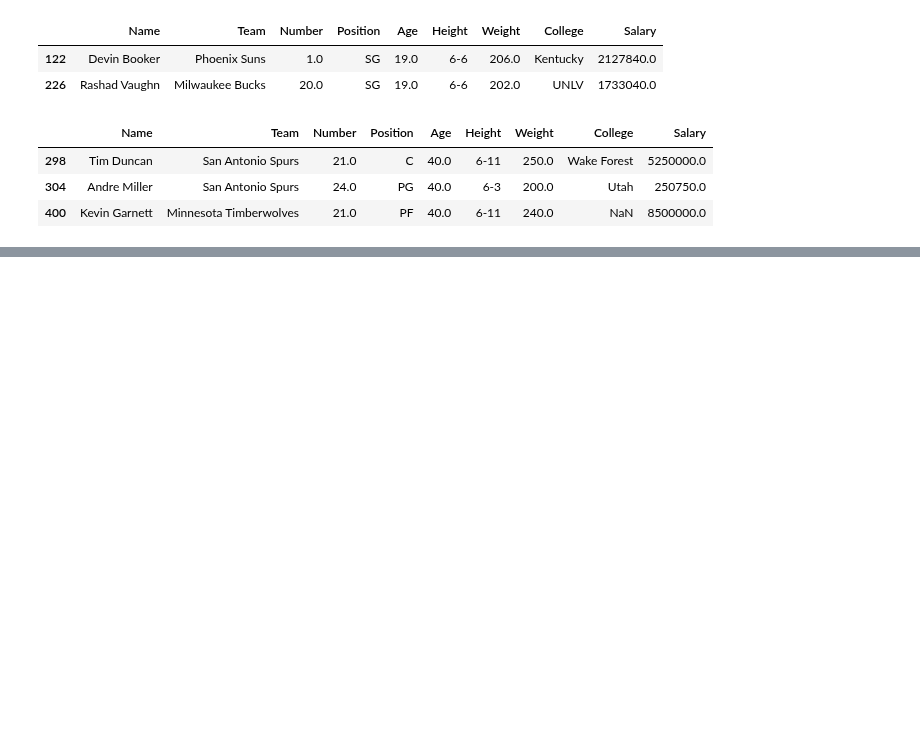
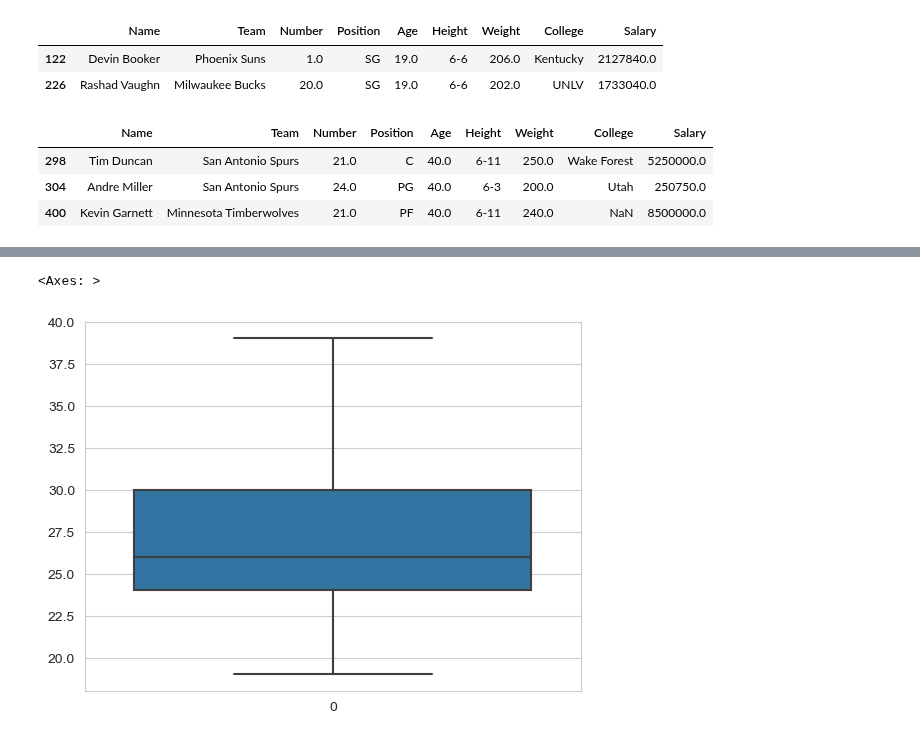
Before and after one commit to ramnareeesh/ml-playgrounds, a Jupyter notebook: Machine Learning Lab/Lab-3-Data_Preprocessing.ipynb, the cells around one changed output, grey strips where cells are left out. Cells and saved outputs as stored; diff of their text form; code cells hidden in the pictures; blank space fills up the shorter version.

Commit message:
pre_processing - outliers removed

```diff
--- a/Machine Learning Lab/Lab-3-Data_Preprocessing.ipynb
+++ b/Machine Learning Lab/Lab-3-Data_Preprocessing.ipynb
@@ -79,0 +84,4 @@ sns.scatterplot(x=df["Age"], y=df["Salary"])
+# %%
+a = np.where(df["Age"] > 39)
+# %%
+df.drop(index=a[0], inplace=True)
@@ -79,0 +104,6 @@ sns.scatterplot(x=df["Age"], y=df["Salary"])
+# %%
+sns.boxplot(df["Age"])
+# Outliers Removed
+# %% [output]
+<Axes: >
+[figure, added]
```
Also changed, not shown: parts of 5 cells of this notebook.
